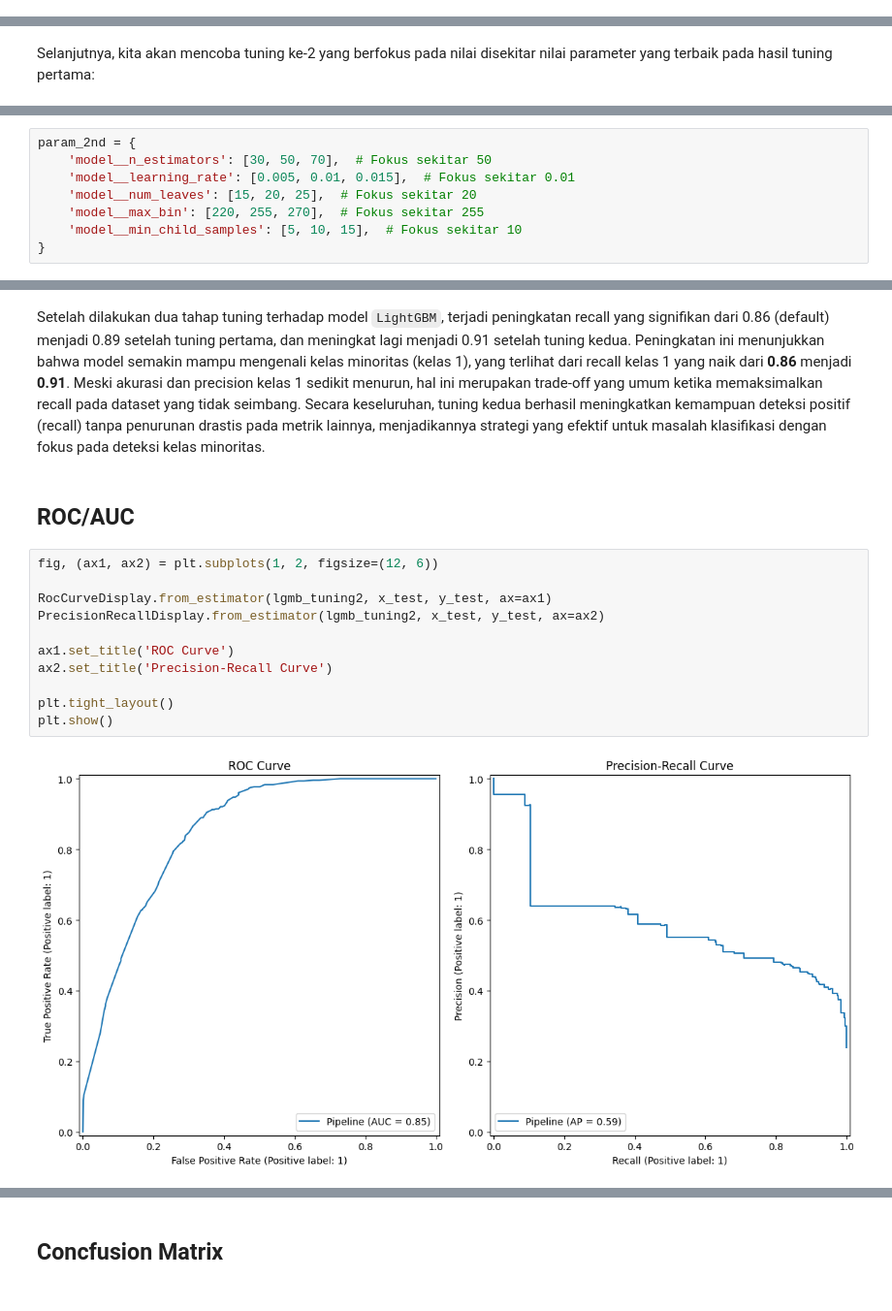
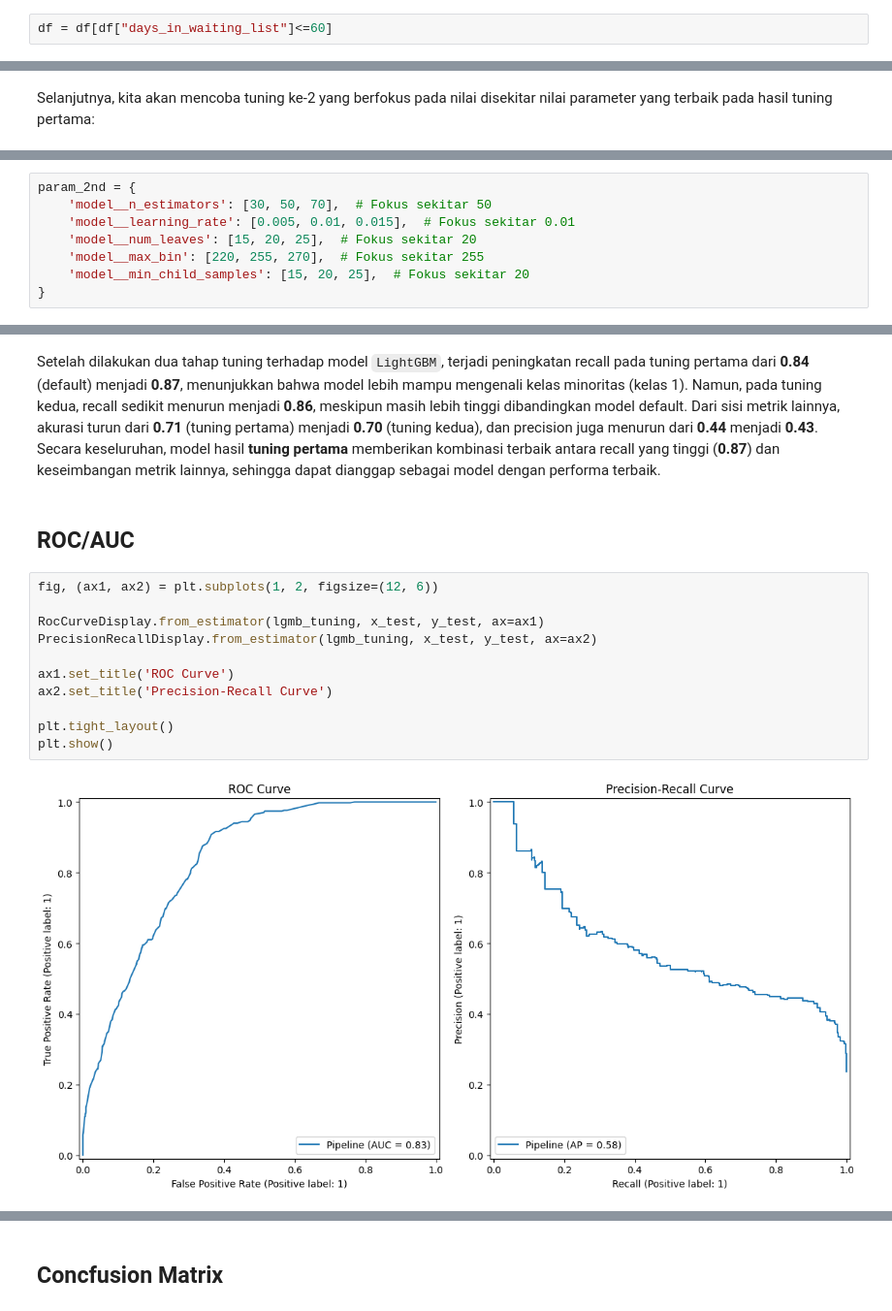
Before and after one commit to Meowstronot/hotel__booking_predict, a Jupyter notebook: notebooks/hotel_booking_cancelation.ipynb, the cells around one changed output, grey strips where cells are left out. Shown: that part at 97% size. Drawn from its saved outputs; the diff is of its cells as text.

```diff
--- a/notebooks/hotel_booking_cancelation.ipynb
+++ b/notebooks/hotel_booking_cancelation.ipynb
@@ -240,3 +256,5 @@ df.head()
+# %%
+df = df[df["days_in_waiting_list"]<=60]
 # %% [markdown]
 ## country
 # %%
@@ -1223,7 +1274,7 @@ param_2nd = {
     'model__learning_rate': [0.005, 0.01, 0.015],  # Fokus sekitar 0.01
     'model__num_leaves': [15, 20, 25],  # Fokus sekitar 20
     'model__max_bin': [220, 255, 270],  # Fokus sekitar 255
-    'model__min_child_samples': [5, 10, 15],  # Fokus sekitar 10
+    'model__min_child_samples': [15, 20, 25],  # Fokus sekitar 20
 }
 # %%
 grid_2nd = GridSearchCV(
@@ -1305,18 +1364,18 @@ df_tuning_result.T
 # %% [markdown]
-Setelah dilakukan dua tahap tuning terhadap model `LightGBM`, terjadi peningkatan recall yang signifikan dari 0.86 (default) menjadi 0.89 setelah tuning pertama, dan meningkat lagi menjadi 0.91 setelah tuning kedua. Peningkatan ini menunjukkan bahwa model semakin mampu mengenali kelas minoritas (kelas 1), yang terlihat dari recall kelas 1 yang naik dari **0.86** menjadi **0.91**. Meski akurasi dan precision kelas 1 sedikit menurun, hal ini merupakan trade-off yang umum ketika memaksimalkan recall pada dataset yang tidak seimbang. Secara keseluruhan, tuning kedua berhasil meningkatkan kemampuan deteksi positif (recall) tanpa penurunan drastis pada metrik lainnya, menjadikannya strategi yang efektif untuk masalah klasifikasi dengan fokus pada deteksi kelas minoritas.
+Setelah dilakukan dua tahap tuning terhadap model `LightGBM`, terjadi peningkatan recall pada tuning pertama dari **0.84** (default) menjadi **0.87**, menunjukkan bahwa model lebih mampu mengenali kelas minoritas (kelas 1). Namun, pada tuning kedua, recall sedikit menurun menjadi **0.86**, meskipun masih lebih tinggi dibandingkan model default. Dari sisi metrik lainnya, akurasi turun dari **0.71** (tuning pertama) menjadi **0.70** (tuning kedua), dan precision juga menurun dari **0.44** menjadi **0.43**. Secara keseluruhan, model hasil **tuning pertama** memberikan kombinasi terbaik antara recall yang tinggi (**0.87**) dan keseimbangan metrik lainnya, sehingga dapat dianggap sebagai model dengan performa terbaik.
 # %% [markdown]
 ## ROC/AUC
 # %%
 fig, (ax1, ax2) = plt.subplots(1, 2, figsize=(12, 6))
 
-RocCurveDisplay.from_estimator(lgmb_tuning2, x_test, y_test, ax=ax1)
-PrecisionRecallDisplay.from_estimator(lgmb_tuning2, x_test, y_test, ax=ax2)
+RocCurveDisplay.from_estimator(lgmb_tuning, x_test, y_test, ax=ax1)
+PrecisionRecallDisplay.from_estimator(lgmb_tuning, x_test, y_test, ax=ax2)
 
 ax1.set_title('ROC Curve')
 ax2.set_title('Precision-Recall Curve')
 
 plt.tight_layout()
 plt.show()
 # %% [output]
-[figure, old version]
+[figure, new version]
 # %% [markdown]
```
Also changed, not shown: parts of 71 cells of this notebook, 4 other files.
